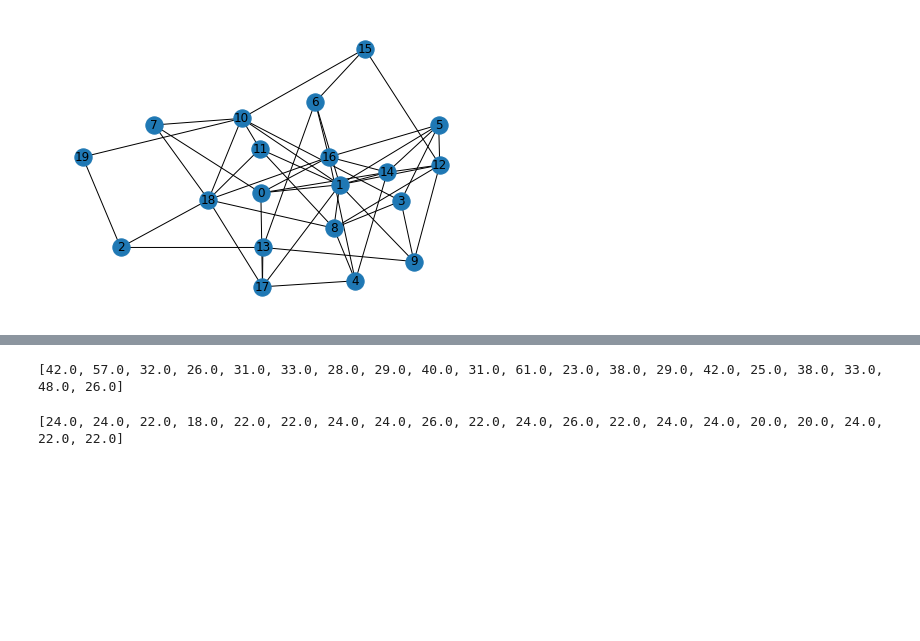
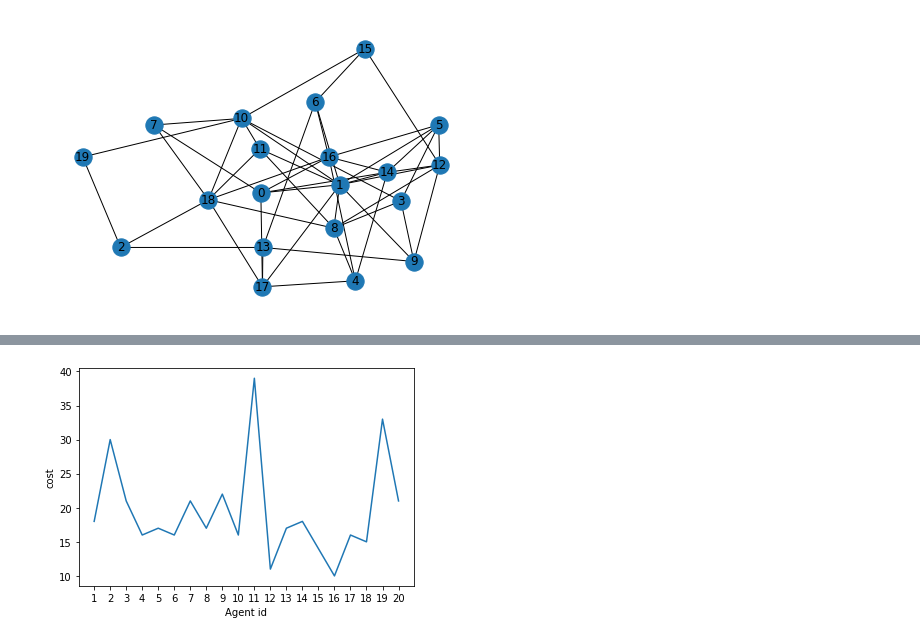
Before and after one commit to WSL-IIITB/SPECTRA, a Jupyter notebook: simulateNetwork.ipynb, the cells around one changed output, grey strips where cells are left out. Drawn from its saved outputs; the diff is of its cells as text; code cells hidden in the pictures; blank space fills up the shorter version.

```diff
--- a/simulateNetwork.ipynb
+++ b/simulateNetwork.ipynb
@@ -67,8 +68,4 @@ print(G.nodes[0]['agent'].burnoutThreshold)
 # %%
-print(getNetworkProp(G, "cost"))
+plotAgentwiseProp(G, "cost")
 # %% [output]
-[42.0, 57.0, 32.0, 26.0, 31.0, 33.0, 28.0, 29.0, 40.0, 31.0, 61.0, 23.0, 38.0, 29.0, 42.0, 25.0, 38.0, 33.0, 48.0, 26.0]
+[figure, added]
-# %%
-print(getNetworkProp(G, "virtuePoints"))
-# %% [output]
-[24.0, 24.0, 22.0, 18.0, 22.0, 22.0, 24.0, 24.0, 26.0, 22.0, 24.0, 26.0, 22.0, 24.0, 24.0, 20.0, 20.0, 24.0, 22.0, 22.0]
```
Also changed, not shown: parts of 8 cells of this notebook, 2 other files.
